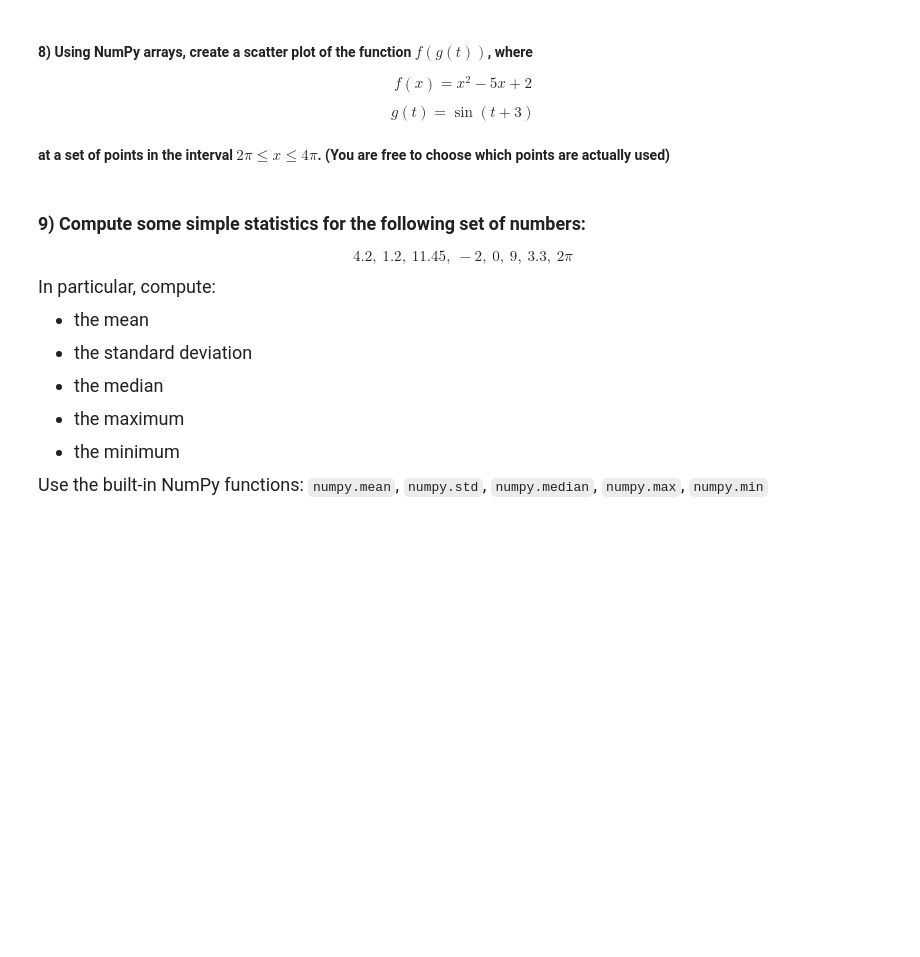
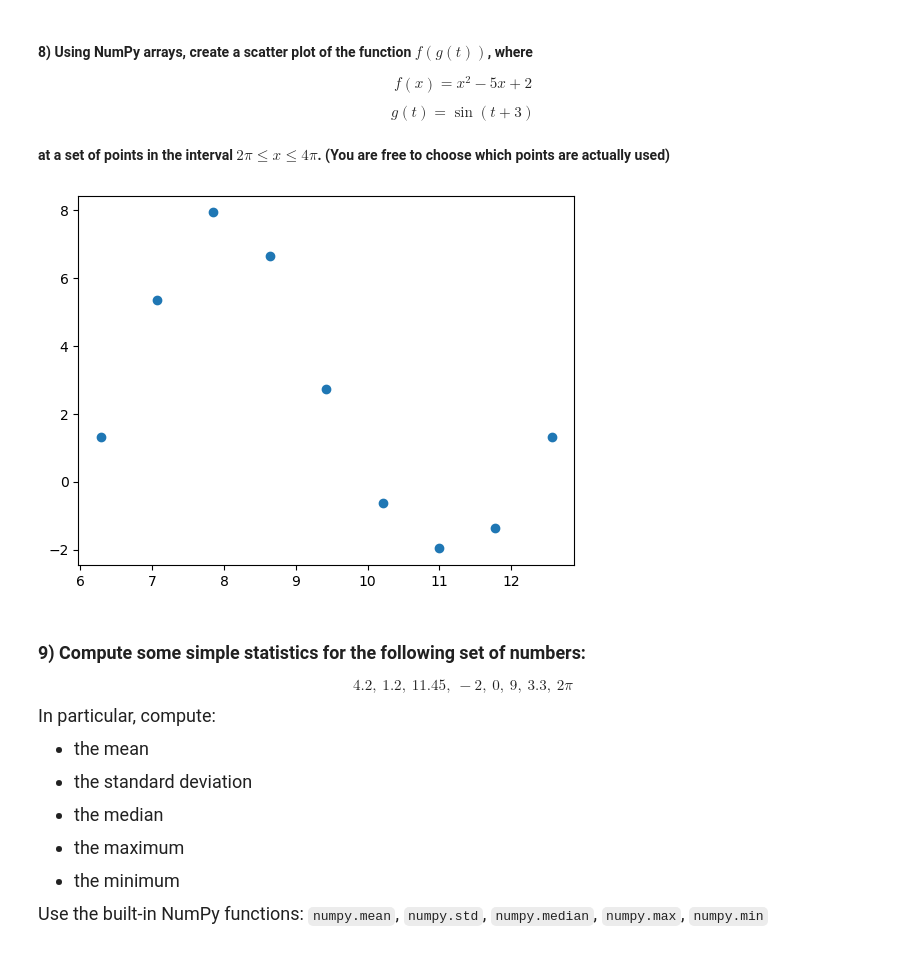
Before and after one commit to ElsaMathew-Lewis/datasci151spring26, a Jupyter notebook: lecture_06/mylecture_06 copy.ipynb, the cells around one changed output. Drawn from its saved outputs; the diff is of its cells as text; code cells hidden in the pictures; blank space fills up the shorter version.

```diff
--- a/lecture_06/mylecture_06 copy.ipynb
+++ b/lecture_06/mylecture_06 copy.ipynb
@@ -645,6 +712,26 @@ $$ g(t) = \sin(t + 3) $$
 #### at a set of points in the interval $2\pi \leq x \leq 4\pi$. (You are free to choose which points are actually used)
 # %%
 # your code here
+# first I create evenly spaced points between 2 and 4 (with 0.25 spacing)
+u_vals = np.array([2, 2.25, 2.5, 2.75, 3, 3.25, 3.5, 3.75, 4])
+
+# Then I multiply by π to get points between 2π and 4π
+t_vals = np.pi * u_vals
+
+
+# Or we could have done it in one line
+t_vals_one_line = np.pi * np.array([2, 2.25, 2.5, 2.75, 3, 3.25, 3.5, 3.75, 4])
+
+# evaluate the composite function in two steps
+g_vals = np.sin(t_vals + 3)
+
+f_vals = g_vals**2 - 5*g_vals + 2
+
+# create the plot
+plt.scatter(x = t_vals, y = f_vals)
+plt.show()
+# %% [output]
+[figure, added]
 # %% [markdown]
 ### **9)** Compute some simple statistics for the following set of numbers:
 
```
Also changed, not shown: parts of 11 cells of this notebook.
